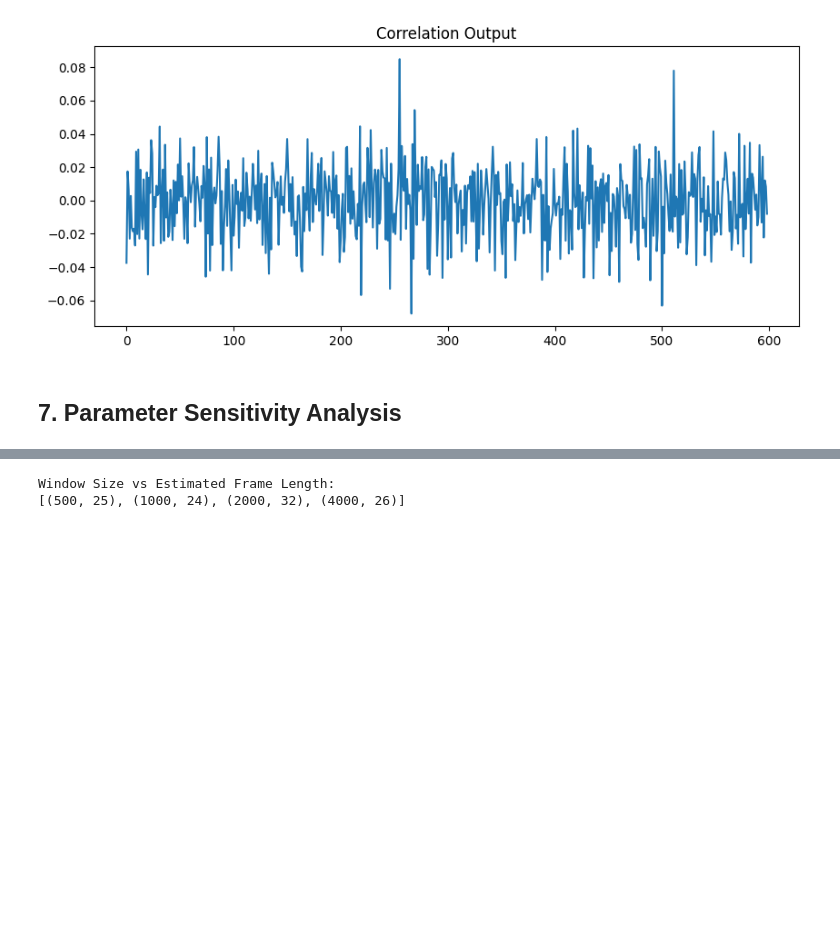
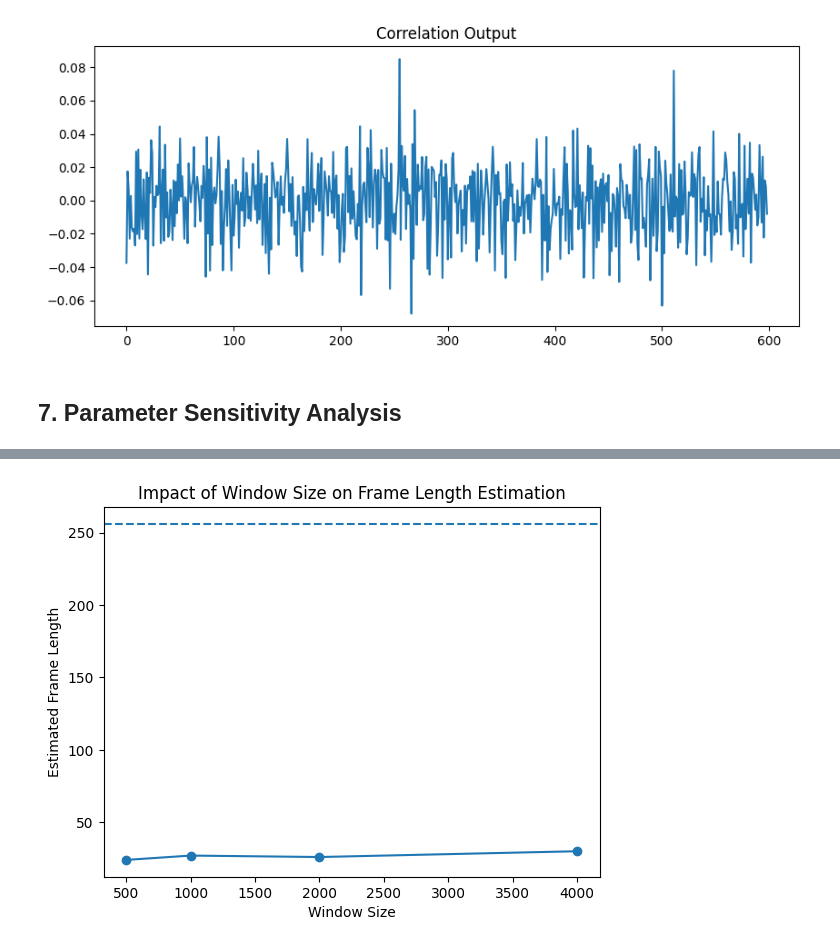
Before and after one commit to Fontiegow/UT-Master-of-AI, a Jupyter notebook: Thiesis/BlindFrameRecognation/BFR2.ipynb, the cells around one changed output, grey strips where cells are left out. Drawn from its saved outputs; the diff is of its cells as text; code cells hidden in the pictures; blank space fills up the shorter version.

Commit message:
Blind Frame Rec plots added

```diff
--- a/Thiesis/BlindFrameRecognation/BFR2.ipynb
+++ b/Thiesis/BlindFrameRecognation/BFR2.ipynb
@@ -218,21 +218,32 @@ Frame Length vs Estimated Frame Length:
 # %%
+import matplotlib.pyplot as plt
+import numpy as np
+
 window_sizes = [500, 1000, 2000, 4000]
 results_ws = []
 
 for ws in window_sizes:
     r, C, L_est = run_experiment(
         frame_len=256,
         sw_len=32,
         num_frames=300,
         snr_db=5,
         offset=50,
         tau_max=600,
         window_size=ws
     )
     results_ws.append(L_est)
 
-print("Window Size vs Estimated Frame Length:")
-print(list(zip(window_sizes, results_ws)))
+# Convert to numpy arrays
+window_sizes = np.array(window_sizes)
+results_ws = np.array(results_ws)
+
+plt.figure()
+plt.plot(window_sizes, results_ws, marker='o')
+plt.axhline(y=256, linestyle='--')  # true frame length
+plt.xlabel("Window Size")
+plt.ylabel("Estimated Frame Length")
+plt.title("Impact of Window Size on Frame Length Estimation")
+plt.show()
 # %% [output]
-Window Size vs Estimated Frame Length:
-[(500, 25), (1000, 24), (2000, 32), (4000, 26)]
+[figure, added]
```
Also changed, not shown: parts of 3 cells of this notebook.
